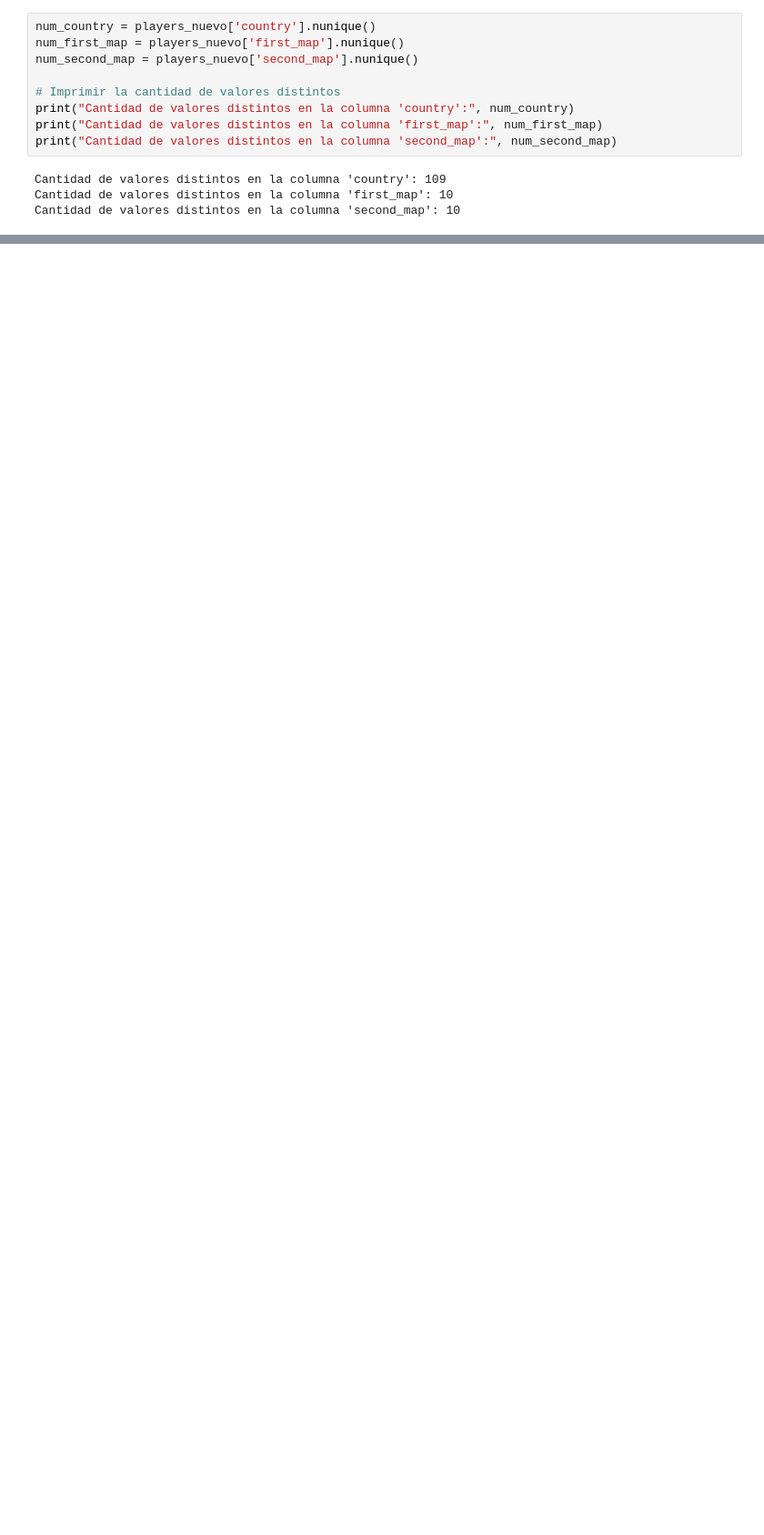
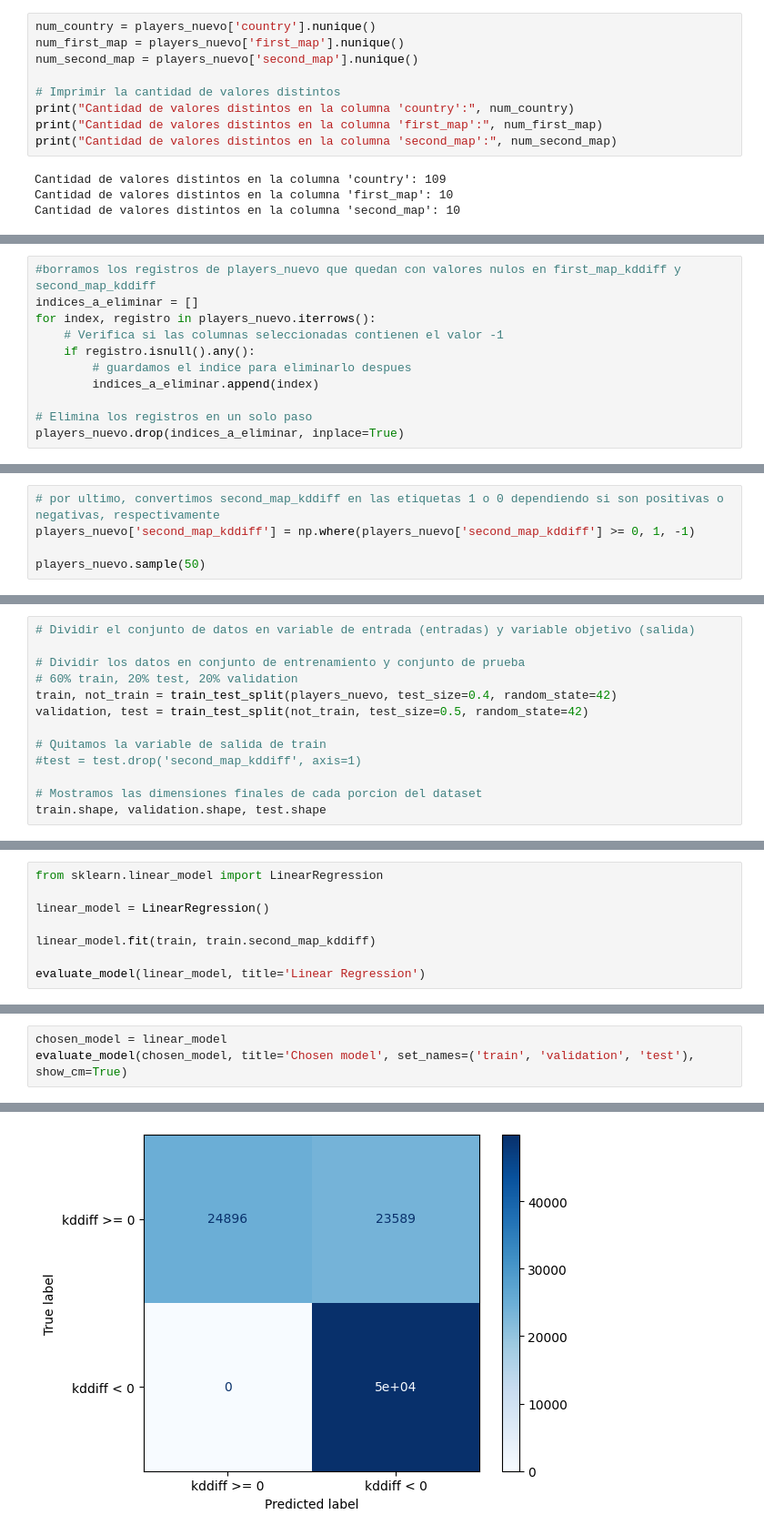
Before and after one commit to UlisesCravero/tp_ml_Cravero_Pautasso, a Jupyter notebook: tp2_EDA-Copy1.ipynb, the cells around one changed output, grey strips where cells are left out. Shown at 91% size. Drawn from its saved outputs; the diff is of its cells as text; blank space fills up the shorter version.

Commit message:
primeros entrenamientos

```diff
--- a/tp2_EDA-Copy1.ipynb
+++ b/tp2_EDA-Copy1.ipynb
@@ -166,0 +227,11 @@ players_nuevo[columnas_normalizadas] = scaler.fit_transform(players_nuevo[column
+# %%
+#borramos los registros de players_nuevo que quedan con valores nulos en first_map_kddiff y second_map_kddiff
+indices_a_eliminar = []
+for index, registro in players_nuevo.iterrows():
+    # Verifica si las columnas seleccionadas contienen el valor -1
+    if registro.isnull().any():
+        # guardamos el indice para eliminarlo despues
+        indices_a_eliminar.append(index)
+
+# Elimina los registros en un solo paso
+players_nuevo.drop(indices_a_eliminar, inplace=True)
@@ -166,0 +252,5 @@ players_nuevo[columnas_normalizadas] = scaler.fit_transform(players_nuevo[column
+# %%
+# por ultimo, convertimos second_map_kddiff en las etiquetas 1 o 0 dependiendo si son positivas o negativas, respectivamente
+players_nuevo['second_map_kddiff'] = np.where(players_nuevo['second_map_kddiff'] >= 0, 1, -1)
+
+players_nuevo.sample(50)
@@ -166,0 +306,13 @@ players_nuevo[columnas_normalizadas] = scaler.fit_transform(players_nuevo[column
+# %%
+# Dividir el conjunto de datos en variable de entrada (entradas) y variable objetivo (salida)
+
+# Dividir los datos en conjunto de entrenamiento y conjunto de prueba
+# 60% train, 20% test, 20% validation
+train, not_train = train_test_split(players_nuevo, test_size=0.4, random_state=42)
+validation, test = train_test_split(not_train, test_size=0.5, random_state=42)
+
+# Quitamos la variable de salida de train
+#test = test.drop('second_map_kddiff', axis=1)
+
+# Mostramos las dimensiones finales de cada porcion del dataset
+train.shape, validation.shape, test.shape
@@ -166,0 +365,8 @@ players_nuevo[columnas_normalizadas] = scaler.fit_transform(players_nuevo[column
+# %%
+from sklearn.linear_model import LinearRegression
+
+linear_model = LinearRegression()
+
+linear_model.fit(train, train.second_map_kddiff)
+
+evaluate_model(linear_model, title='Linear Regression')
@@ -166,0 +411,4 @@ players_nuevo[columnas_normalizadas] = scaler.fit_transform(players_nuevo[column
+# %%
+chosen_model = linear_model
+evaluate_model(chosen_model, title='Chosen model', set_names=('train', 'validation', 'test'), show_cm=True)
+# %% [output]
@@ -166,0 +420 @@ players_nuevo[columnas_normalizadas] = scaler.fit_transform(players_nuevo[column
+[figure, added]
```
Also changed, not shown: parts of 36 cells of this notebook.
